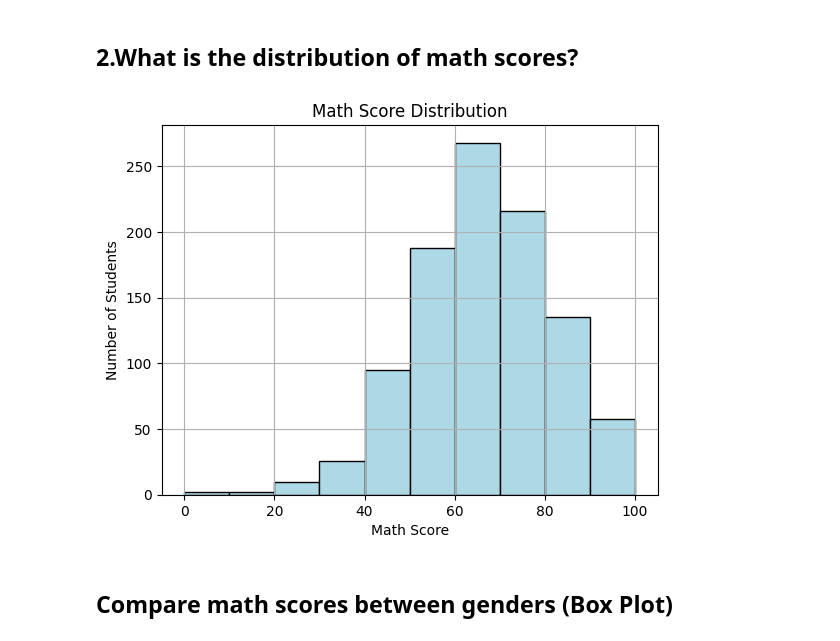
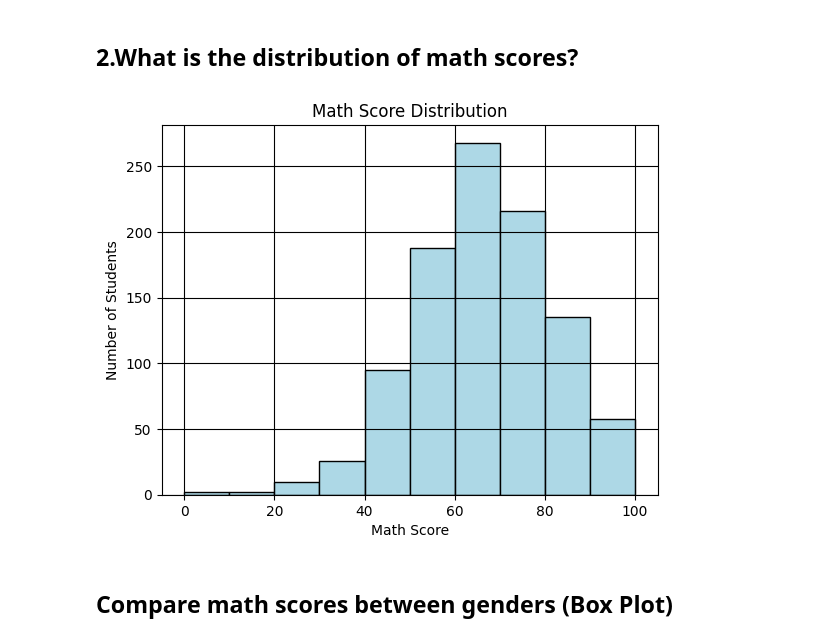
Before and after one commit to chinmayhandi/chinmay, a Jupyter notebook: AIML_Lab_Exercise.ipynb, the cells around one changed output. Saved outputs shown, nothing was run; the diff lists cells and outputs as text; code cells hidden in the pictures.

```diff
--- a/AIML_Lab_Exercise.ipynb
+++ b/AIML_Lab_Exercise.ipynb
@@ -2081,12 +2081,12 @@ plt.show()
 # %%
 plt.hist(sp['math score'], bins=10, color='lightblue', edgecolor='black')
 plt.title("Math Score Distribution")
 plt.xlabel("Math Score")
 plt.ylabel("Number of Students")
-plt.grid(True)
+plt.grid(color='black')
 plt.show()
 # %% [output]
-[figure, old version]
+[figure, new version]
 # %% [markdown]
 ## **Compare math scores between genders (Box Plot)**
 # %%
```
